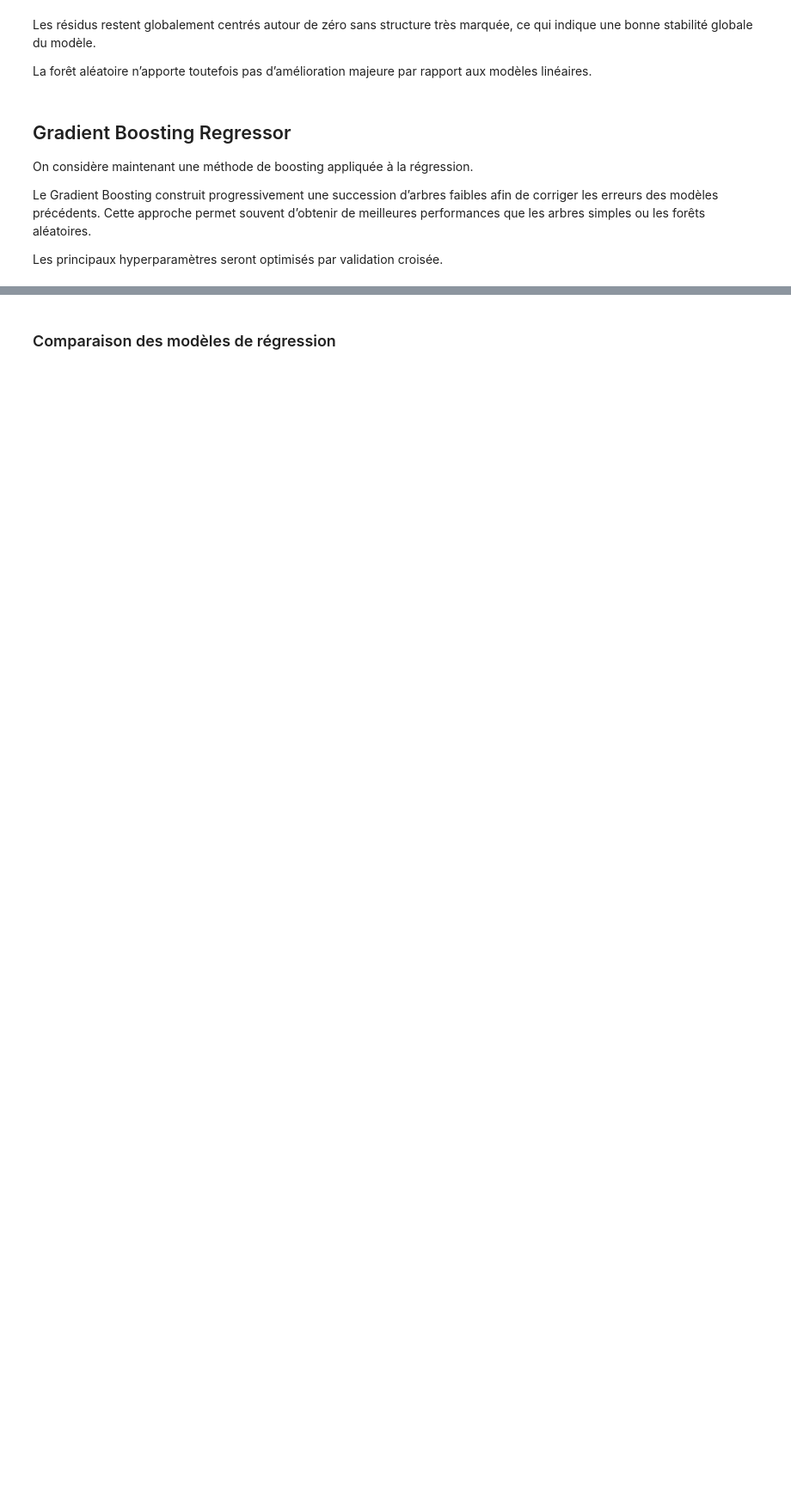
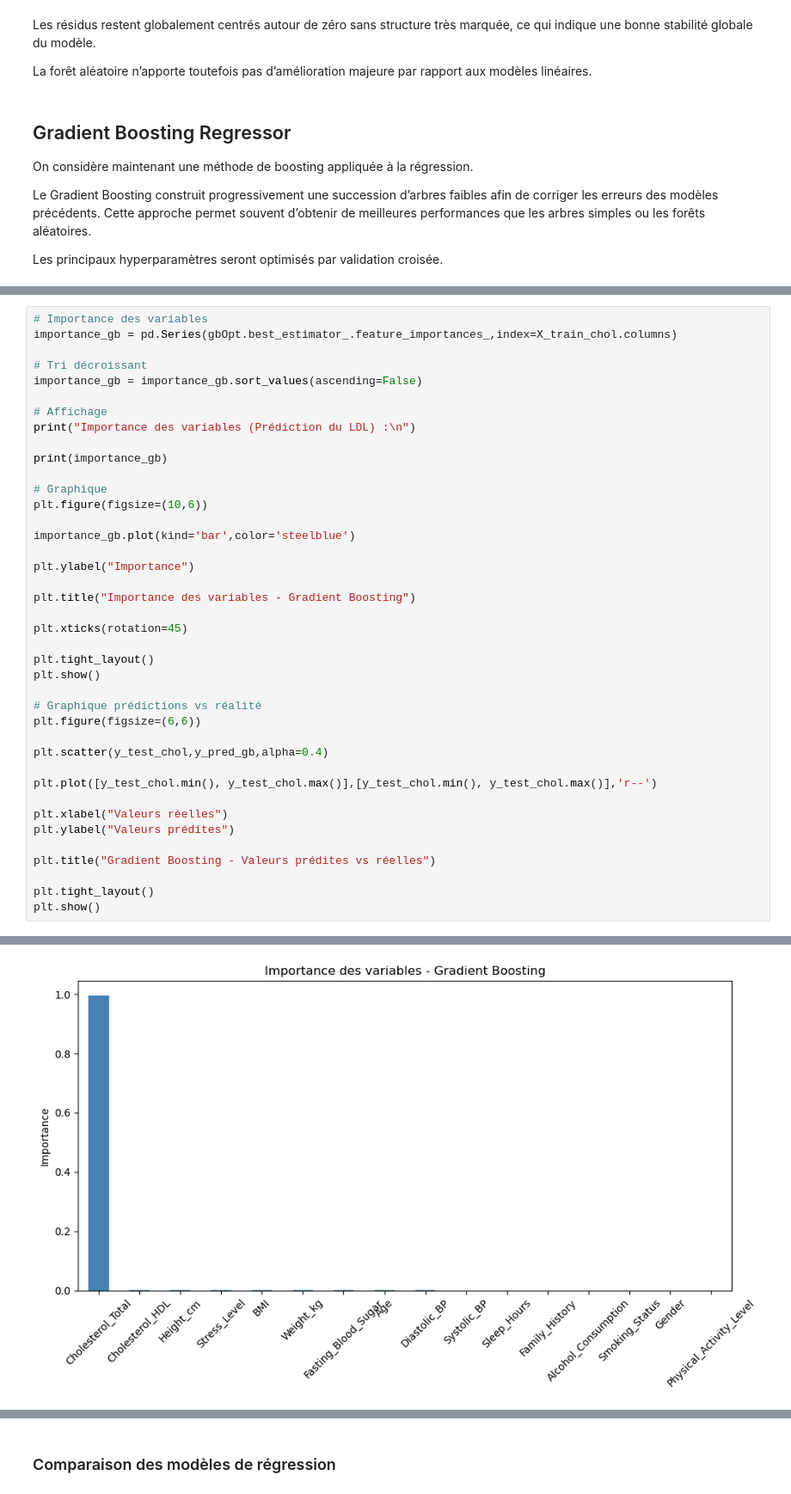
Before and after one commit to AhmedBousbih/Projet-Machine-learning, a Jupyter notebook: Projet_ML_py.ipynb, the cells around one changed output, grey strips where cells are left out. Shown at 86% size. Drawn from its saved outputs; the diff is of its cells as text; blank space fills up the shorter version.

Commit message:
Modif chol LDL

```diff
--- a/Projet_ML_py.ipynb
+++ b/Projet_ML_py.ipynb
@@ -1572,0 +1500,41 @@ plt.show()
+# %%
+# Importance des variables
+importance_gb = pd.Series(gbOpt.best_estimator_.feature_importances_,index=X_train_chol.columns)
+
+# Tri décroissant
+importance_gb = importance_gb.sort_values(ascending=False)
+
+# Affichage
+print("Importance des variables (Prédiction du LDL) :\n")
+
+print(importance_gb)
+
+# Graphique
+plt.figure(figsize=(10,6))
+
+importance_gb.plot(kind='bar',color='steelblue')
+
+plt.ylabel("Importance")
+
+plt.title("Importance des variables - Gradient Boosting")
+
+plt.xticks(rotation=45)
+
+plt.tight_layout()
+plt.show()
+
+# Graphique prédictions vs réalité
+plt.figure(figsize=(6,6))
+
+plt.scatter(y_test_chol,y_pred_gb,alpha=0.4)
+
+plt.plot([y_test_chol.min(), y_test_chol.max()],[y_test_chol.min(), y_test_chol.max()],'r--')
+
+plt.xlabel("Valeurs réelles")
+plt.ylabel("Valeurs prédites")
+
+plt.title("Gradient Boosting - Valeurs prédites vs réelles")
+
+plt.tight_layout()
+plt.show()
+# %% [output]
@@ -1572,0 +1560 @@ plt.show()
+[figure, added]
```
Also changed, not shown: parts of 24 cells of this notebook.
